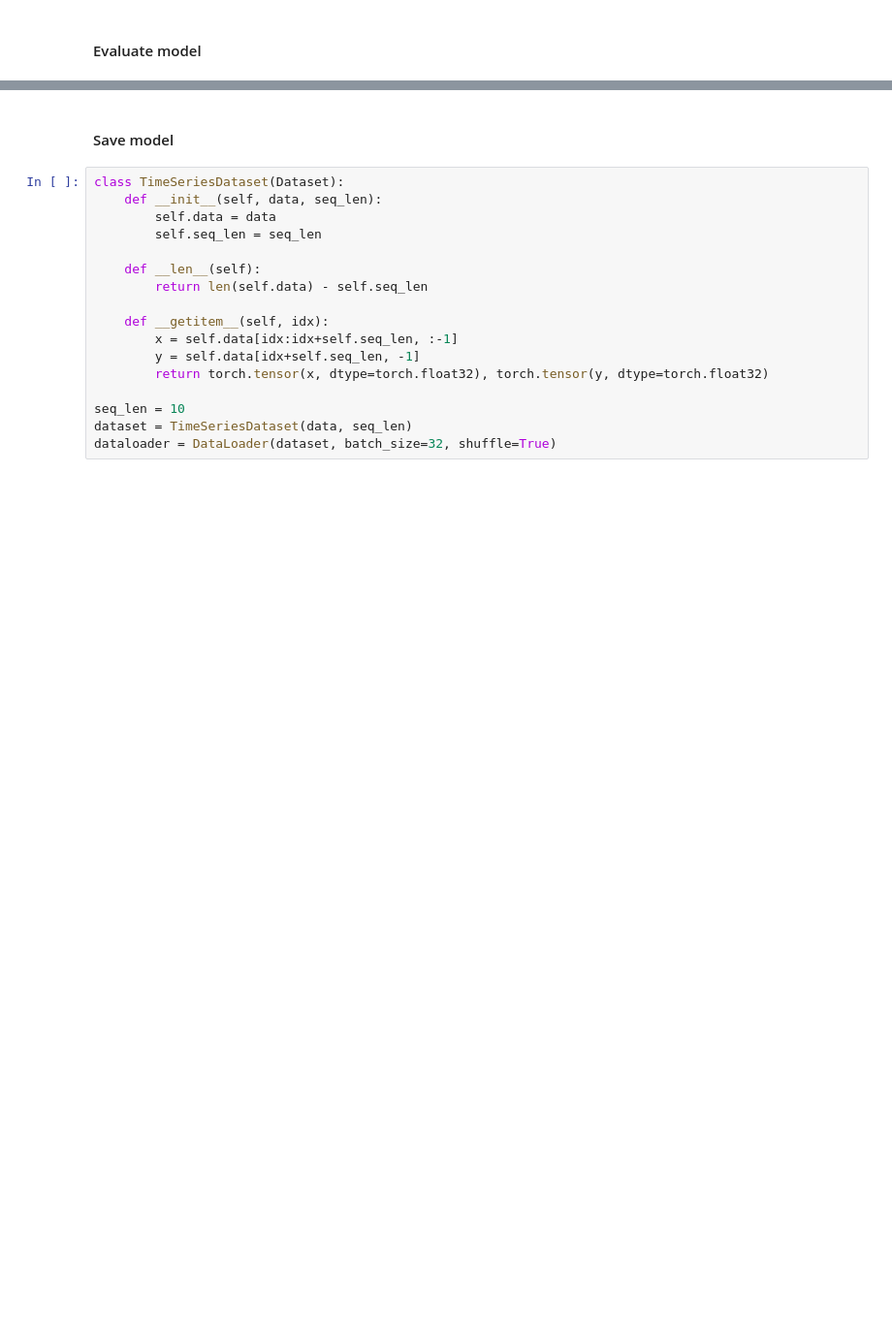
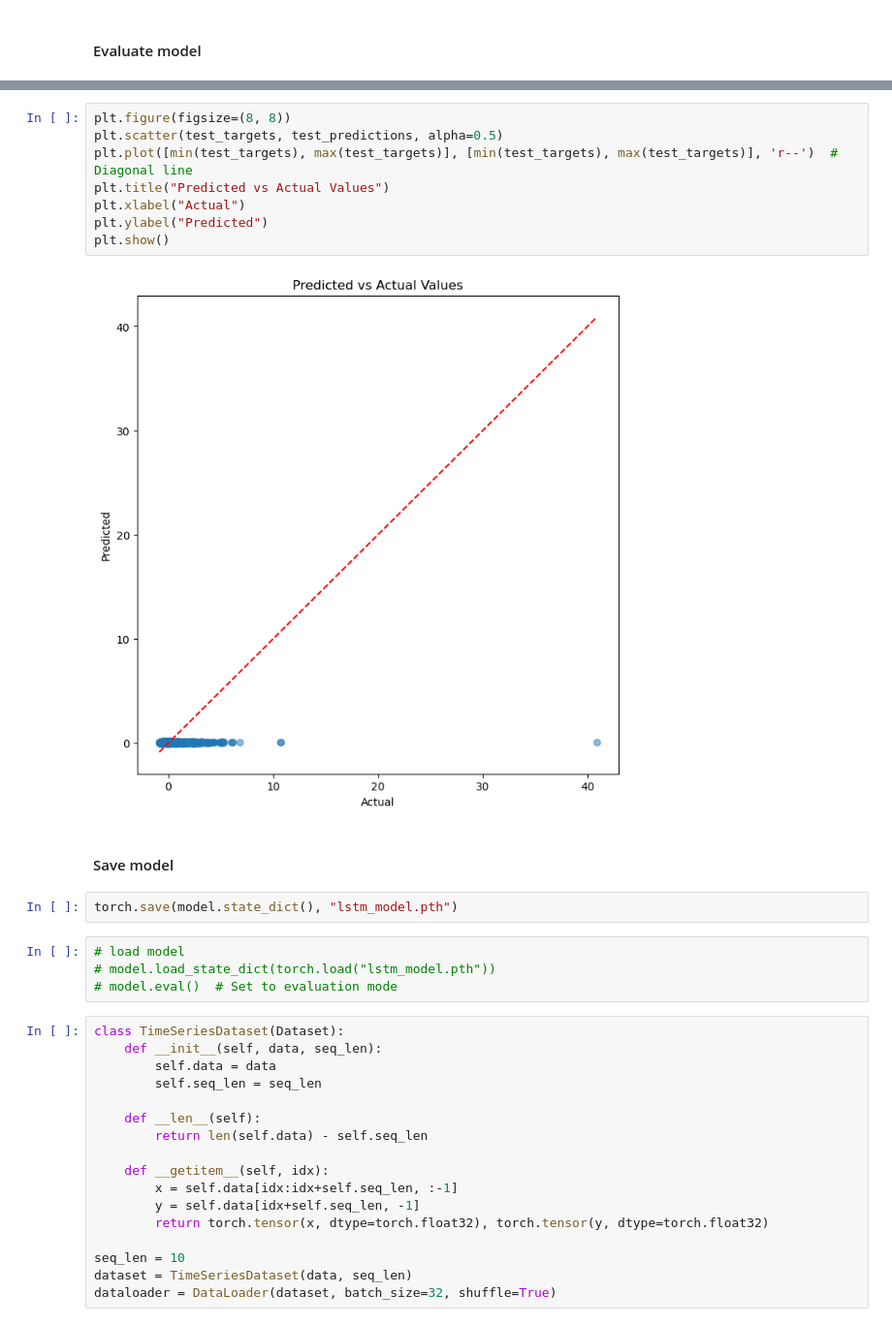
Before and after one commit to sralter/dean_property_consulting_2024, a Jupyter notebook: housing_time_series.ipynb, the cells around one changed output, grey strips where cells are left out. Shown at 97% size. Cells and saved outputs as stored; diff of their text form; blank space fills up the shorter version.

```diff
--- a/housing_time_series.ipynb
+++ b/housing_time_series.ipynb
@@ -322,5 +401,21 @@ Epoch 5/20, Loss: 0.0005
+# %%
+plt.figure(figsize=(8, 8))
+plt.scatter(test_targets, test_predictions, alpha=0.5)
+plt.plot([min(test_targets), max(test_targets)], [min(test_targets), max(test_targets)], 'r--')  # Diagonal line
+plt.title("Predicted vs Actual Values")
+plt.xlabel("Actual")
+plt.ylabel("Predicted")
+plt.show()
+# %% [output]
+[figure, added]
 # %% [markdown]
 #### Save model
+# %%
+torch.save(model.state_dict(), "lstm_model.pth")
+# %%
+# load model
+# model.load_state_dict(torch.load("lstm_model.pth"))
+# model.eval()  # Set to evaluation mode
 # %%
 class TimeSeriesDataset(Dataset):
     def __init__(self, data, seq_len):
```
Also changed, not shown: parts of 8 cells of this notebook.
